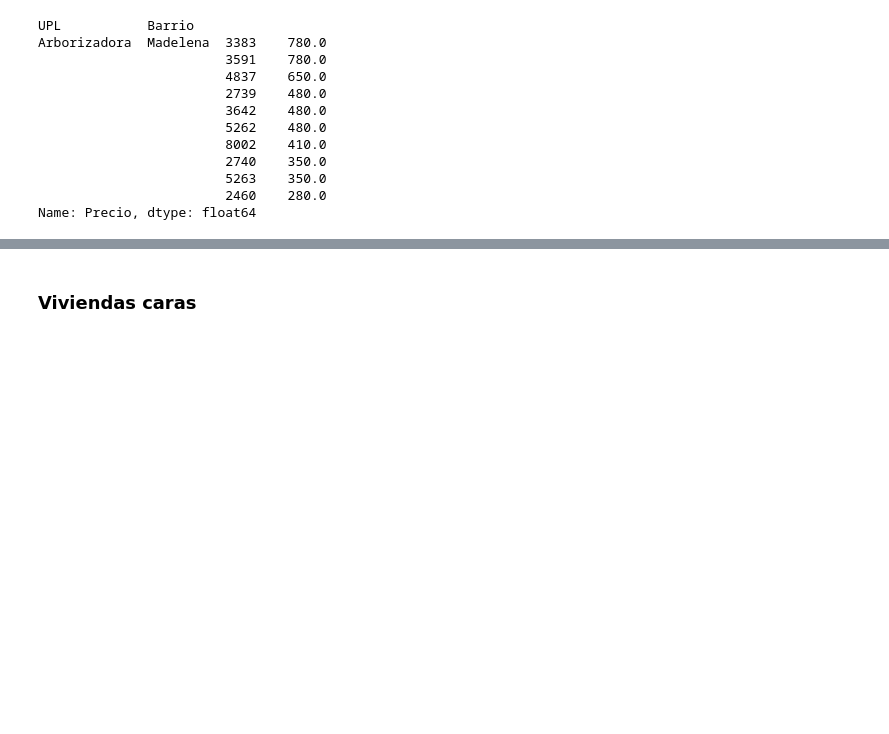
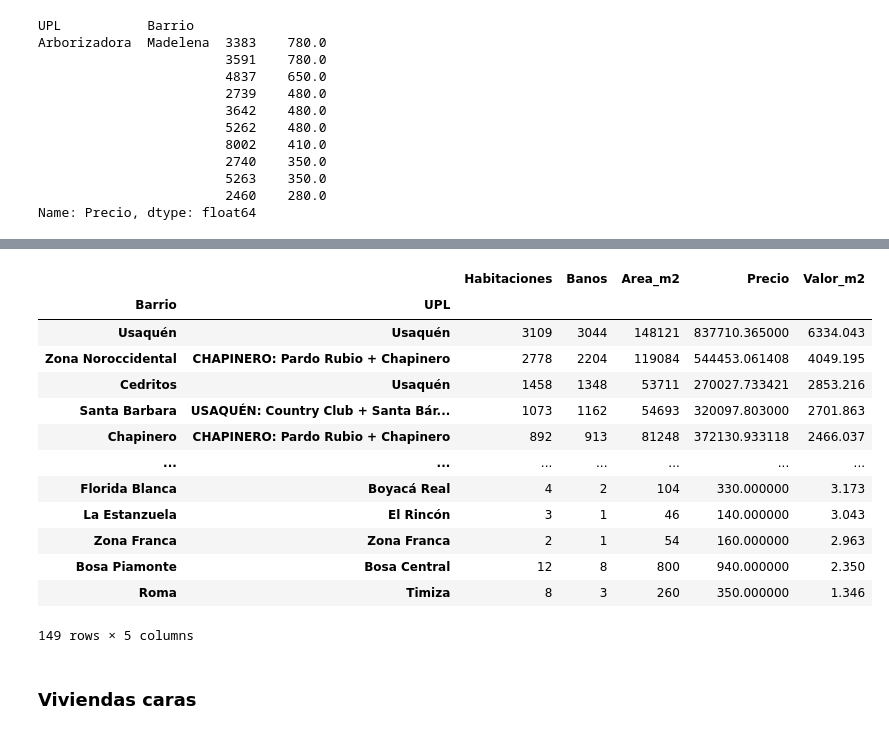
Before and after one commit to avanegasp/Proyecto_Final_Ucataluna, a Jupyter notebook: Proyecto_Final_UCataluña.ipynb, the cells around one changed output, grey strips where cells are left out. Saved outputs shown, nothing was run; the diff lists cells and outputs as text; code cells hidden in the pictures; blank space fills up the shorter version.

```diff
--- a/Proyecto_Final_UCataluña.ipynb
+++ b/Proyecto_Final_UCataluña.ipynb
@@ -562,3 +596,21 @@ Name: Precio, dtype: float64
+# %%
+neighbor_data = viviendas_4.groupby(['Barrio', 'UPL']).sum().sort_values(by='Valor_m2', ascending=False)
+neighbor_data
+# %% [output]
+|  |  | Habitaciones | Banos | Area_m2 | Precio | Valor_m2 |
+| Barrio | UPL |  |  |  |  |  |
+| Usaquén | Usaquén | 3109 | 3044 | 148121 | 837710.365000 | 6334.043 |
+| Zona Noroccidental | CHAPINERO: Pardo Rubio + Chapinero | 2778 | 2204 | 119084 | 544453.061408 | 4049.195 |
+| Cedritos | Usaquén | 1458 | 1348 | 53711 | 270027.733421 | 2853.216 |
+| Santa Barbara | USAQUÉN: Country Club + Santa Bár... | 1073 | 1162 | 54693 | 320097.803000 | 2701.863 |
+| Chapinero | CHAPINERO: Pardo Rubio + Chapinero | 892 | 913 | 81248 | 372130.933118 | 2466.037 |
+| ... | ... | ... | ... | ... | ... | ... |
+| Florida Blanca | Boyacá Real | 4 | 2 | 104 | 330.000000 | 3.173 |
+| La Estanzuela | El Rincón | 3 | 1 | 46 | 140.000000 | 3.043 |
+| Zona Franca | Zona Franca | 2 | 1 | 54 | 160.000000 | 2.963 |
+| Bosa Piamonte | Bosa Central | 12 | 8 | 800 | 940.000000 | 2.350 |
+| Roma | Timiza | 8 | 3 | 260 | 350.000000 | 1.346 |
+149 rows × 5 columns
 # %% [markdown]
 ### Viviendas caras
 # %%
```
Also changed, not shown: parts of 9 cells of this notebook.
